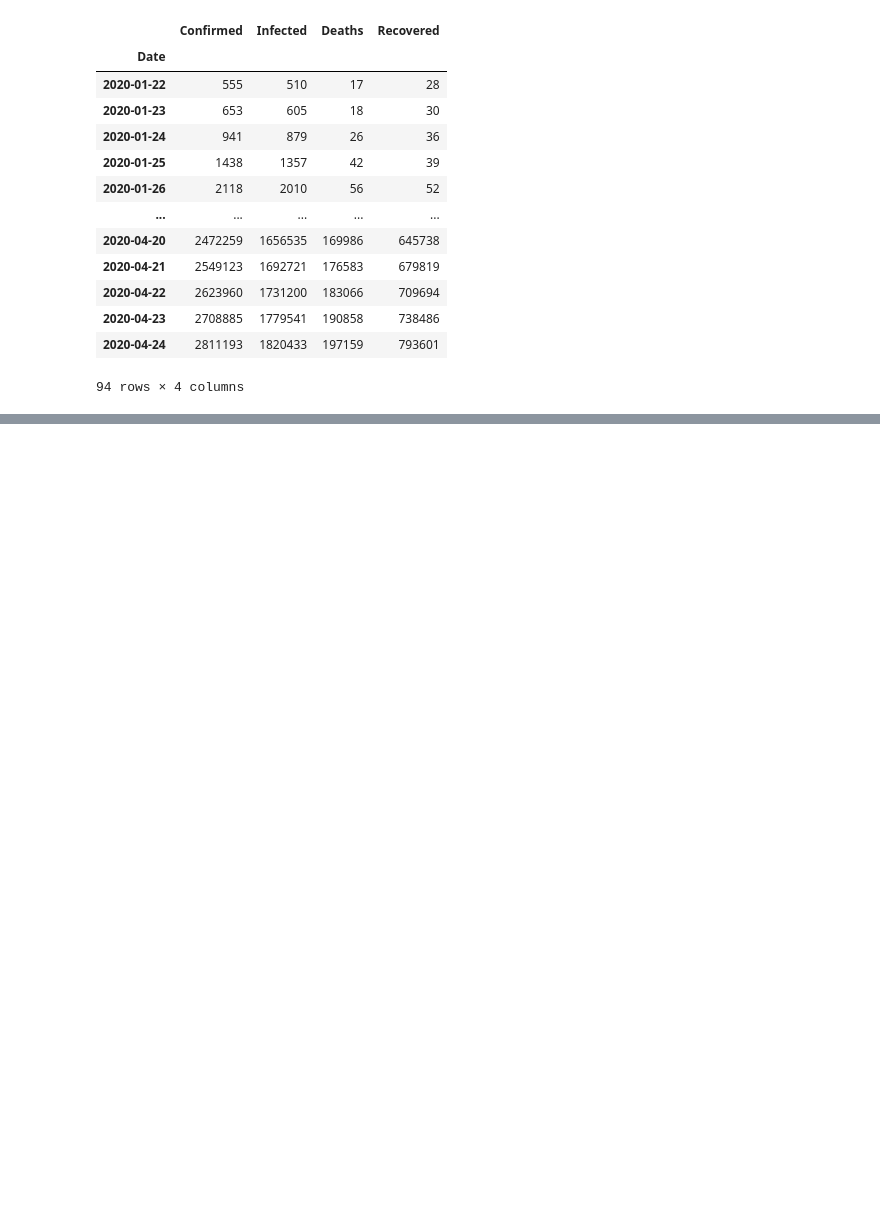
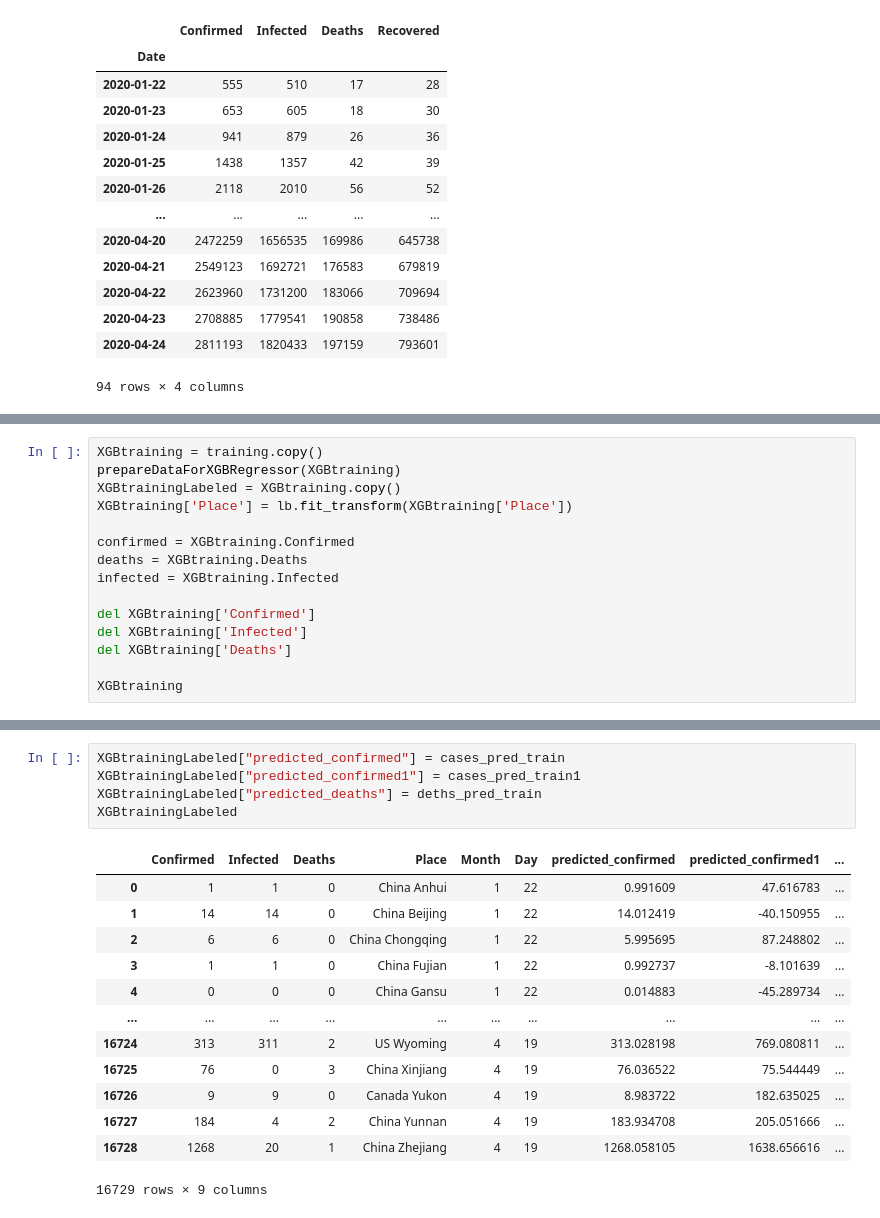
Before and after one commit to JakubSroka/COVID-19-prediction, a Jupyter notebook: Prediction.ipynb, the cells around one changed output, grey strips where cells are left out. Cells and saved outputs as stored; diff of their text form; blank space fills up the shorter version.

```diff
--- a/Prediction1.ipynb
+++ b/Prediction.ipynb
@@ -308,0 +347,15 @@ function usage in fitting:
+# %%
+XGBtraining = training.copy()
+prepareDataForXGBRegressor(XGBtraining)
+XGBtrainingLabeled = XGBtraining.copy()
+XGBtraining['Place'] = lb.fit_transform(XGBtraining['Place'])
+
+confirmed = XGBtraining.Confirmed
+deaths = XGBtraining.Deaths
+infected = XGBtraining.Infected
+
+del XGBtraining['Confirmed']
+del XGBtraining['Infected']
+del XGBtraining['Deaths']
+
+XGBtraining
@@ -308,0 +475,19 @@ function usage in fitting:
+# %%
+XGBtrainingLabeled["predicted_confirmed"] = cases_pred_train
+XGBtrainingLabeled["predicted_confirmed1"] = cases_pred_train1
+XGBtrainingLabeled["predicted_deaths"] = deths_pred_train
+XGBtrainingLabeled
+# %% [output]
+|  | Confirmed | Infected | Deaths | Place | Month | Day | predicted_confirmed | predicted_confirmed1 | ... |
+| 0 | 1 | 1 | 0 | China Anhui | 1 | 22 | 0.991609 | 47.616783 | ... |
+| 1 | 14 | 14 | 0 | China Beijing | 1 | 22 | 14.012419 | -40.150955 | ... |
+| 2 | 6 | 6 | 0 | China Chongqing | 1 | 22 | 5.995695 | 87.248802 | ... |
+| 3 | 1 | 1 | 0 | China Fujian | 1 | 22 | 0.992737 | -8.101639 | ... |
+| 4 | 0 | 0 | 0 | China Gansu | 1 | 22 | 0.014883 | -45.289734 | ... |
+| ... | ... | ... | ... | ... | ... | ... | ... | ... | ... |
+| 16724 | 313 | 311 | 2 | US Wyoming | 4 | 19 | 313.028198 | 769.080811 | ... |
+| 16725 | 76 | 0 | 3 | China Xinjiang | 4 | 19 | 76.036522 | 75.544449 | ... |
+| 16726 | 9 | 9 | 0 | Canada Yukon | 4 | 19 | 8.983722 | 182.635025 | ... |
+| 16727 | 184 | 4 | 2 | China Yunnan | 4 | 19 | 183.934708 | 205.051666 | ... |
+| 16728 | 1268 | 20 | 1 | China Zhejiang | 4 | 19 | 1268.058105 | 1638.656616 | ... |
+16729 rows × 9 columns
```
Also changed, not shown: parts of 35 cells of this notebook, 2 other files.
